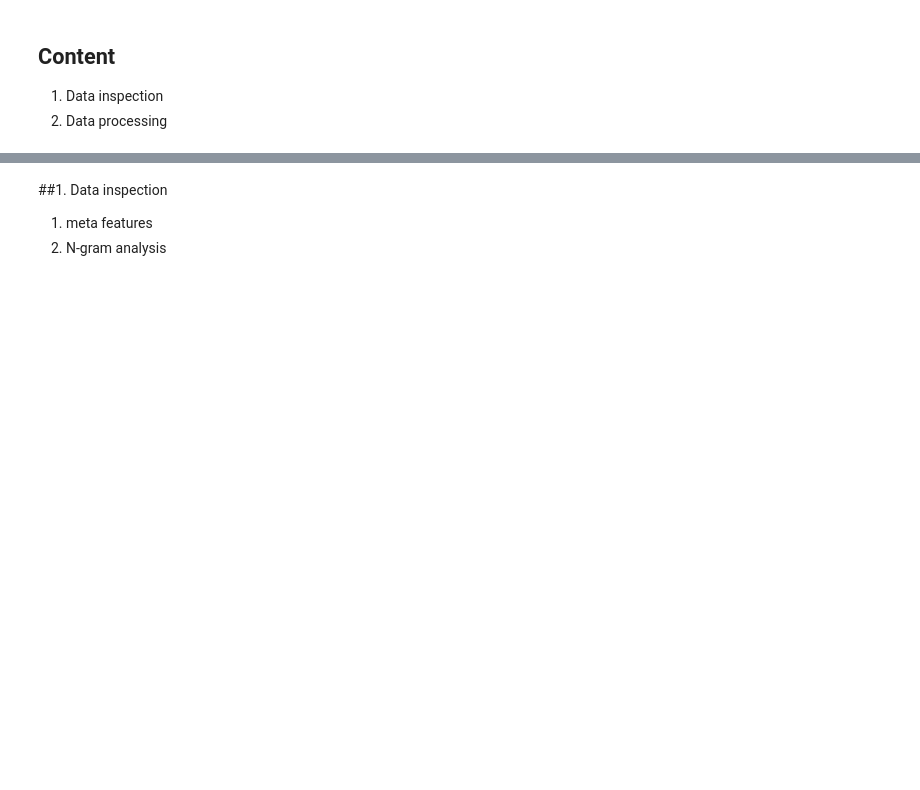
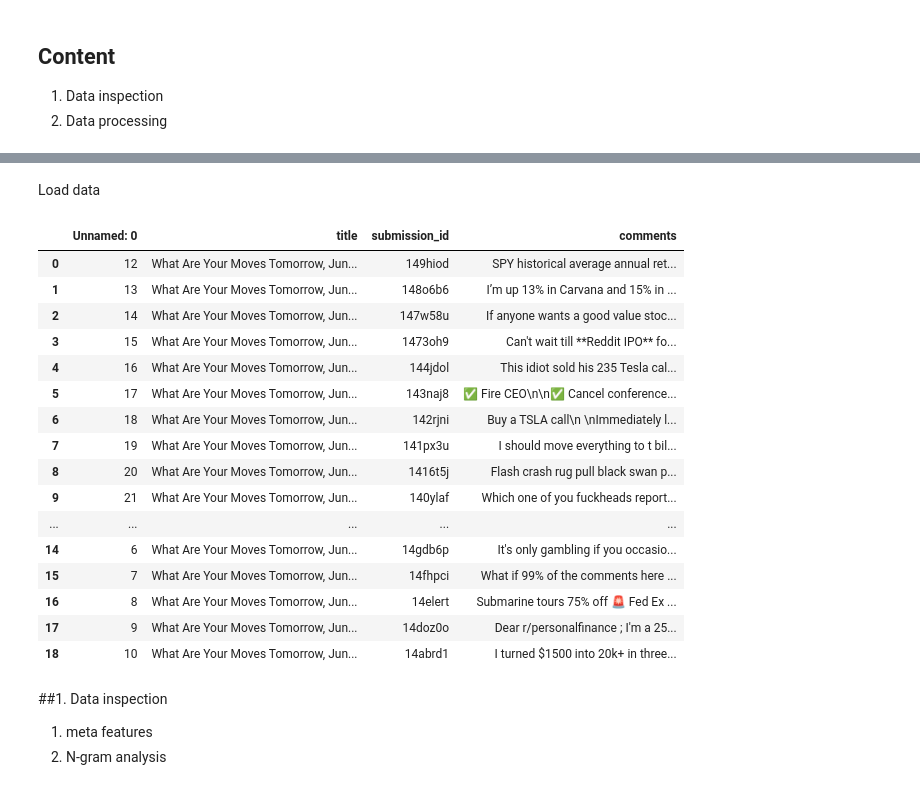
Before and after one commit to SChiu-project/CUSCS_project, a Jupyter notebook: Inspection_&_processing.ipynb, the cells around one changed output, grey strips where cells are left out. Cells and saved outputs as stored; diff of their text form; code cells hidden in the pictures; blank space fills up the shorter version.

```diff
--- a/Inspection_&_processing.ipynb
+++ b/Inspection_&_processing.ipynb
@@ -9,3 +73,31 @@ pip install praw
+# %% [markdown]
+Load data
+# %%
+#load excel
+part1_df = pd.read_csv("2-15Jun2023.csv")
+part2_df = pd.read_csv("16-28Jun2023.csv")
+# %%
+# combine df
+consol_df = pd.concat([part1_df, part2_df], ignore_index=True)
+consol_df
+# %% [output]
+|  | Unnamed: 0 | title | submission_id | comments |
+| 0 | 12 | What Are Your Moves Tomorrow, Jun... | 149hiod | SPY historical average annual ret... |
+| 1 | 13 | What Are Your Moves Tomorrow, Jun... | 148o6b6 | I’m up 13% in Carvana and 15% in ... |
+| 2 | 14 | What Are Your Moves Tomorrow, Jun... | 147w58u | If anyone wants a good value stoc... |
+| 3 | 15 | What Are Your Moves Tomorrow, Jun... | 1473oh9 | Can't wait till **Reddit IPO** fo... |
+| 4 | 16 | What Are Your Moves Tomorrow, Jun... | 144jdol | This idiot sold his 235 Tesla cal... |
+| 5 | 17 | What Are Your Moves Tomorrow, Jun... | 143naj8 | ✅ Fire CEO\n\n✅ Cancel conference... |
+| 6 | 18 | What Are Your Moves Tomorrow, Jun... | 142rjni | Buy a TSLA call\n \nImmediately l... |
+| 7 | 19 | What Are Your Moves Tomorrow, Jun... | 141px3u | I should move everything to t bil... |
+| 8 | 20 | What Are Your Moves Tomorrow, Jun... | 1416t5j | Flash crash rug pull black swan p... |
+| 9 | 21 | What Are Your Moves Tomorrow, Jun... | 140ylaf | Which one of you fuckheads report... |
+| ... | ... | ... | ... | ... |
+| 14 | 6 | What Are Your Moves Tomorrow, Jun... | 14gdb6p | It's only gambling if you occasio... |
+| 15 | 7 | What Are Your Moves Tomorrow, Jun... | 14fhpci | What if 99% of the comments here ... |
+| 16 | 8 | What Are Your Moves Tomorrow, Jun... | 14elert | Submarine tours 75% off 🚨 Fed Ex ... |
+| 17 | 9 | What Are Your Moves Tomorrow, Jun... | 14doz0o | Dear r/personalfinance ; I'm a 25... |
+| 18 | 10 | What Are Your Moves Tomorrow, Jun... | 14abrd1 | I turned $1500 into 20k+ in three... |
 # %% [markdown]
 ##1. Data inspection
 1. meta features
```
Also changed, not shown: parts of 23 cells of this notebook.
